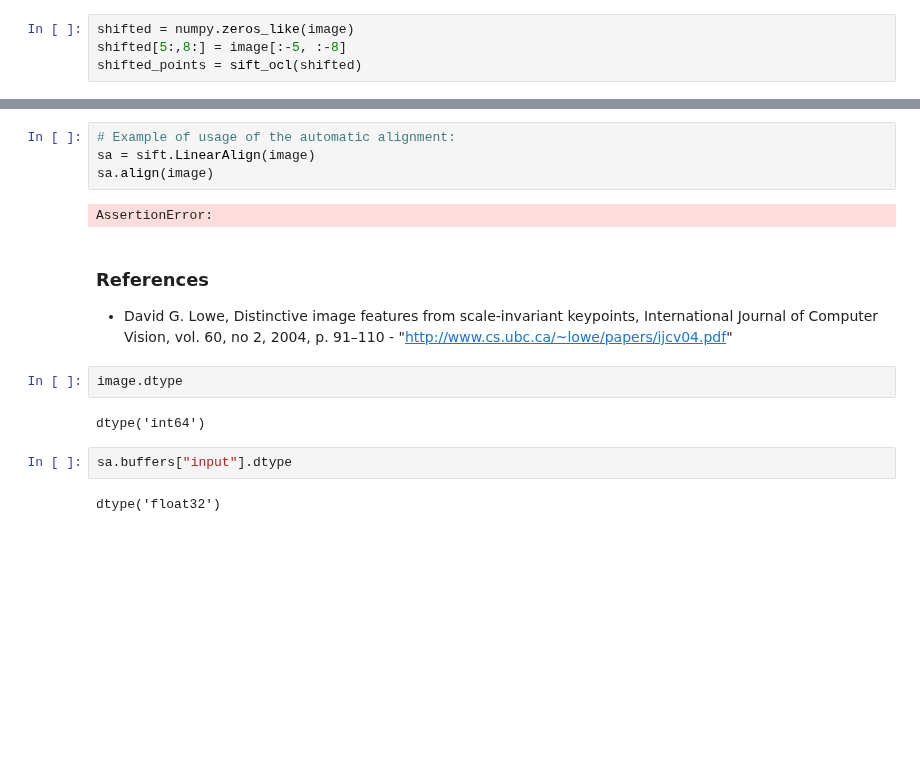
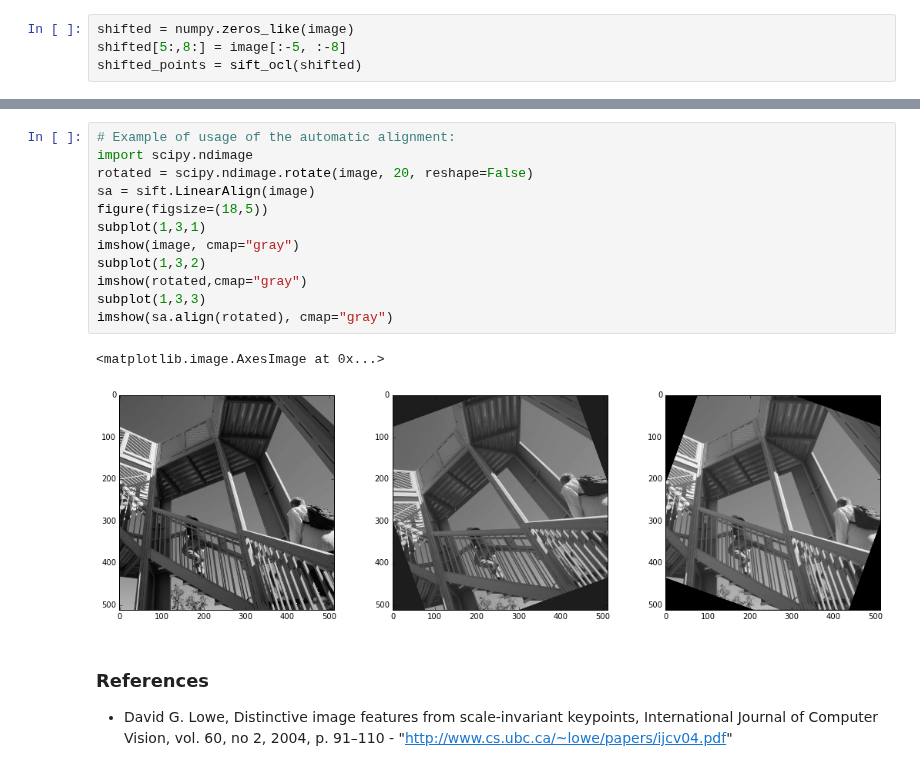
Before and after one commit to silx-kit/silx, a Jupyter notebook: doc/source/Tutorials/Sift/sift.ipynb, the cells around one changed output, grey strips where cells are left out. Saved outputs shown, nothing was run; the diff lists cells and outputs as text; blank space fills up the shorter version.

```diff
--- a/doc/source/Tutorials/Sift/sift.ipynb
+++ b/doc/source/Tutorials/Sift/sift.ipynb
@@ -112,20 +112,21 @@ Wall time: 24.1 ms
 Number of Keypoints with for image 1 : 491, For image 2 : 489, Matching keypoints: 424
 Measured offsets dx: 8.000, dy: 5.000
-# %%
-# Example of usage of the automatic alignment:
-sa = sift.LinearAlign(image)
-sa.align(image)
-# %% [output]
-AssertionError:
+# %%
+# Example of usage of the automatic alignment:
+import scipy.ndimage
+rotated = scipy.ndimage.rotate(image, 20, reshape=False)
+sa = sift.LinearAlign(image)
+figure(figsize=(18,5))
+subplot(1,3,1)
+imshow(image, cmap="gray")
+subplot(1,3,2)
+imshow(rotated,cmap="gray")
+subplot(1,3,3)
+imshow(sa.align(rotated), cmap="gray")
+# %% [output]
+<matplotlib.image.AxesImage at 0x...>
+[figure, added]
 # %% [markdown]
 ### References
 
 - David G. Lowe, Distinctive image features from scale-invariant keypoints, International Journal of Computer Vision, vol. 60, no 2, 2004, p. 91–110 - "http://www.cs.ubc.ca/~lowe/papers/ijcv04.pdf"
-# %%
-image.dtype
-# %% [output]
-dtype('int64')
-# %%
-sa.buffers["input"].dtype
-# %% [output]
-dtype('float32')
```
Also changed, not shown: parts of 3 cells of this notebook, 10 other files.
